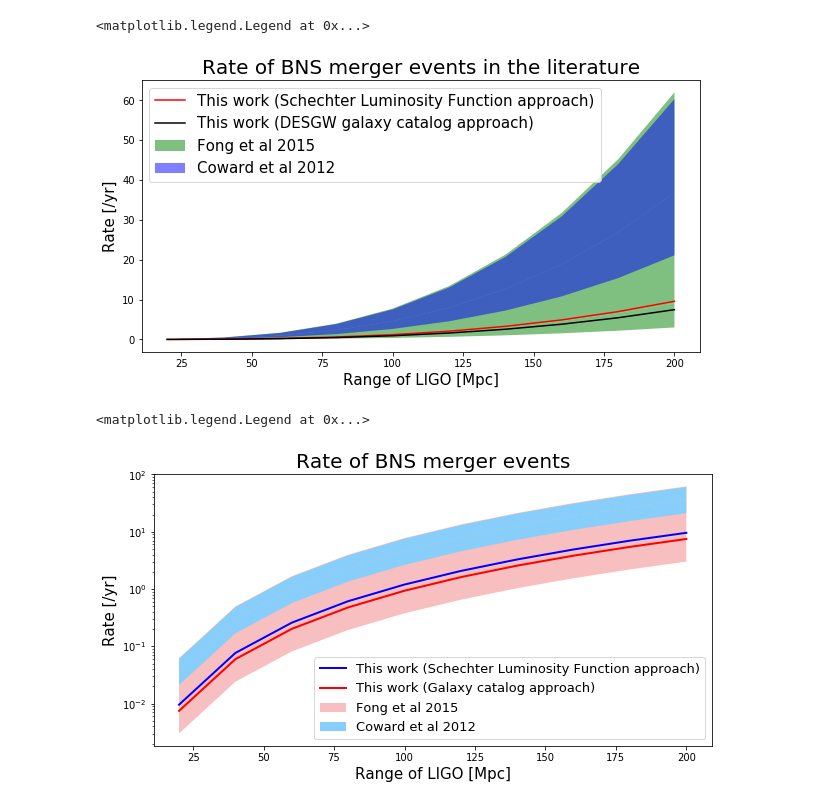
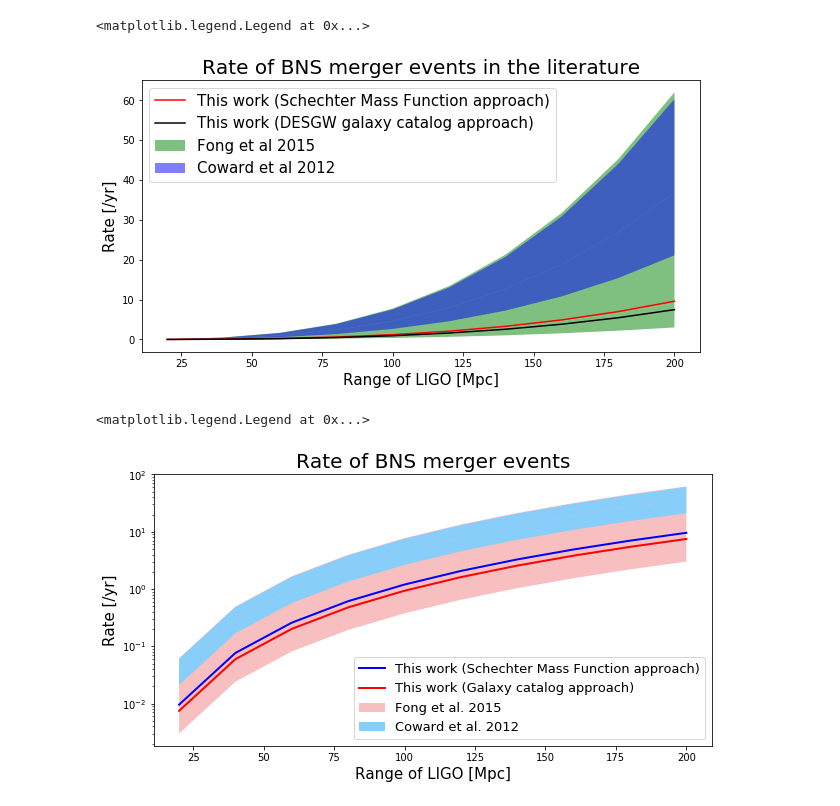
Before and after one commit to kperezsa/BNS-MergerRates, a Jupyter notebook: workVSliterature.ipynb, the cells around one changed output. Drawn from its saved outputs; the diff is of its cells as text; code cells hidden in the pictures.

Commit message:
editted legend in plot

```diff
--- a/workVSliterature.ipynb
+++ b/workVSliterature.ipynb
@@ -78,7 +70,7 @@ ax.fill_between(rangeArray, CowardRateArray, CowardRateMaxArray, facecolor='blue
 ax.fill_between(rangeArray, CowardRateArray, CowardRateMinArray, facecolor='blue', alpha=0.5,interpolate=True,label="Coward et al 2012")
 #Doctor (assuming no underlying galaxy flux)
 #ax.fill_between(rangeArray, DoctorMaxArray, DoctorMinArray, facecolor='red', alpha=0.5,interpolate=True)
-ax.plot(rangeArray,schechterRateArray,c='red',label="This work (Schechter Luminosity Function approach)")
+ax.plot(rangeArray,schechterRateArray,c='red',label="This work (Schechter Mass Function approach)")
 ax.plot(rangeArray,catalogRateArray,c='black',label="This work (DESGW galaxy catalog approach)")
 ax.set_title("Rate of BNS merger events in the literature",fontdict=font)
 ax.set_xlabel("Range of LIGO [Mpc]",fontdict=font2)
@@ -86,7 +78,7 @@ ax.set_ylabel("Rate [/yr]",fontdict=font2)
 ax.legend(loc='upper left',ncol=1,prop=font3)
 # %% [output]
 <matplotlib.legend.Legend at 0x...>
-[figure, old version]
+[figure, new version]
 # %%
 
 font = {'family': 'sans-serif',
@@ -99,32 +91,32 @@ font2 = {'family': 'sans-serif',
         'weight': 'normal',
         'size': 15,
         }
 font3 = {'family': 'sans-serif',
         'weight': 'normal',
         'size': 13,
         }
 fig = plt.figure(figsize=(10, 5))
 ax = fig.add_subplot(111)
 #Nakar
 #ax.fill_between(rangeArray, NakarRateMinArray, NakarRateMaxArray, facecolor='orange', alpha=0.3,interpolate=True)
 #Fong
 ax.fill_between(rangeArray, FongRateArray, FongRateMaxArray, facecolor='lightcoral',alpha=0.5,interpolate=True)
 ax.fill_between(rangeArray, FongRateArray, FongRateMinArray, facecolor='lightcoral', alpha=0.5,interpolate=True,label="Fong et al. 2015")
 #Abbot (plot only high spin BNS - small difference between low vs. high spin)
 #ax.plot(rangeArray,AbbotRateHighArray,c='orange')
 #Coward (beam corrected upper limits)
 ax.fill_between(rangeArray, CowardRateArray, CowardRateMaxArray, facecolor='lightskyblue',alpha=1, interpolate=True)
 ax.fill_between(rangeArray, CowardRateArray, CowardRateMinArray, facecolor='lightskyblue', alpha=1,interpolate=True,label="Coward et al. 2012")
 #Doctor (assuming no underlying galaxy flux)
 #ax.fill_between(rangeArray, DoctorMaxArray, DoctorMinArray, facecolor='red', alpha=0.5,interpolate=True)
 #My results
-ax.plot(rangeArray,schechterRateArray,c='blue',linewidth=2,label="This work (Schechter Luminosity Function approach)")
+ax.plot(rangeArray,schechterRateArray,c='blue',linewidth=2,label="This work (Schechter Mass Function approach)")
 ax.plot(rangeArray,catalogRateArray,c='red',linewidth=2,label="This work (Galaxy catalog approach)")
 ax.set_title("Rate of BNS merger events",fontdict=font)
 ax.set_xlabel("Range of LIGO [Mpc]",fontdict=font2)
 ax.set_ylabel("Rate [/yr]",fontdict=font2)
 ax.set_yscale("log")
 ax.legend(loc='lower right',ncol=1,prop=font3)
 # %% [output]
 <matplotlib.legend.Legend at 0x...>
-[figure, old version]
+[figure, new version]
```
Also changed, not shown: parts of 2 cells of this notebook.
